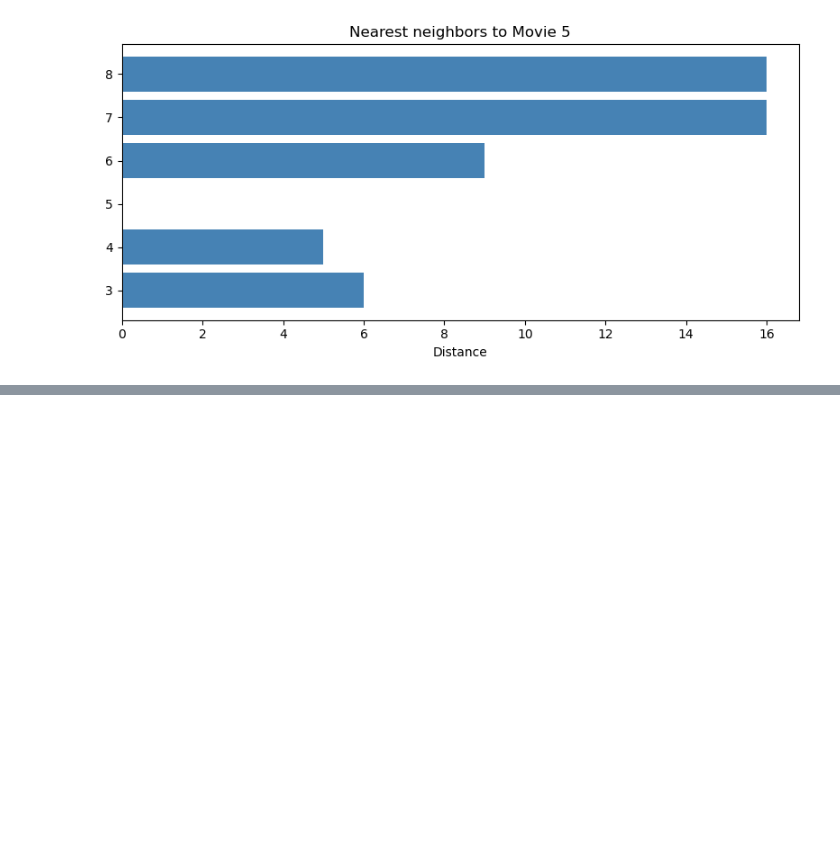
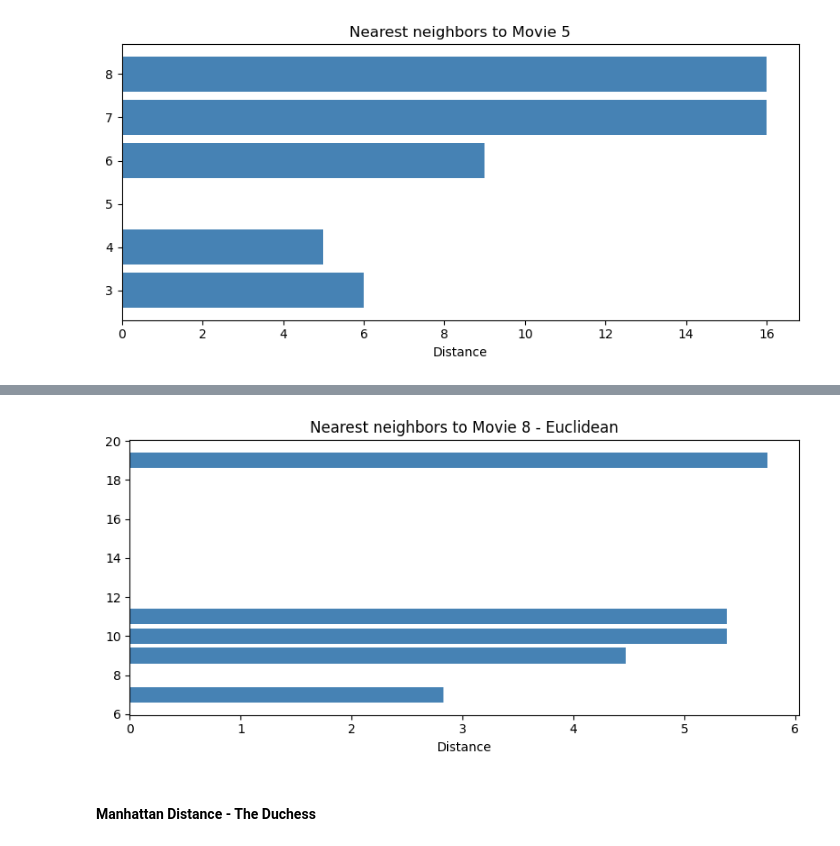
Before and after one commit to Southik/AI3-Recommendation-System, a Jupyter notebook: Task2.ipynb, the cells around one changed output, grey strips where cells are left out. Cells and saved outputs as stored; diff of their text form; code cells hidden in the pictures; blank space fills up the shorter version.

```diff
--- a/Task2.ipynb
+++ b/Task2.ipynb
@@ -314,0 +317,16 @@ plt.show()
+# %%
+# test case : we fix the query movie to The Duchess (movieId = 8)
+movie_name_duchess = "The Duchess"
+query_duchess = movies[movies["Title"] == movie_name_duchess]["movieId"].values[0]
+
+# we reuse the knn model already fitted on matrix_fixed
+distances_duchess_eu, indexes_duchess_eu = knn_algo_eu_fixed.kneighbors(
+    matrix_fixed.iloc[query_duchess,:].values.reshape(1,-1), n_neighbors=6)
+
+print(f"The Recommendations for movie {matrix_fixed.index[query_duchess]}, {movie_name_duchess}, are :")
+print()
+for i in range(1, len(distances_duchess_eu.flatten())):
+    movie_eu_idx = matrix_fixed.index[indexes_duchess_eu.flatten()[i]]
+    title = movies[movies["movieId"] == movie_eu_idx]["Title"].values[0]
+    dist = distances_duchess_eu.flatten()[i]
+    print(f'recommended movie {movie_eu_idx}, {title}, with a Euclidean distance of {dist}')
@@ -314,0 +341,15 @@ plt.show()
+# %%
+query_movie_d = matrix_fixed.index[query_duchess]
+neighbor_movies_d_eu = [matrix_fixed.index[indexes_duchess_eu.flatten()[i]] for i in range(len(distances_duchess_eu.flatten()))]
+neighbor_distances_d_eu = distances_duchess_eu.flatten()
+
+plt.figure(figsize=(8, 4))
+plt.barh(neighbor_movies_d_eu[1:], neighbor_distances_d_eu[1:], color="steelblue")
+plt.xlabel("Distance")
+plt.title(f"Nearest neighbors to Movie {query_movie_d} - Euclidean")
+plt.tight_layout()
+plt.show()
+# %% [output]
+[figure, added]
+# %% [markdown]
+#### Manhattan Distance - The Duchess
```
Also changed, not shown: parts of 15 cells of this notebook, 3 other files.
